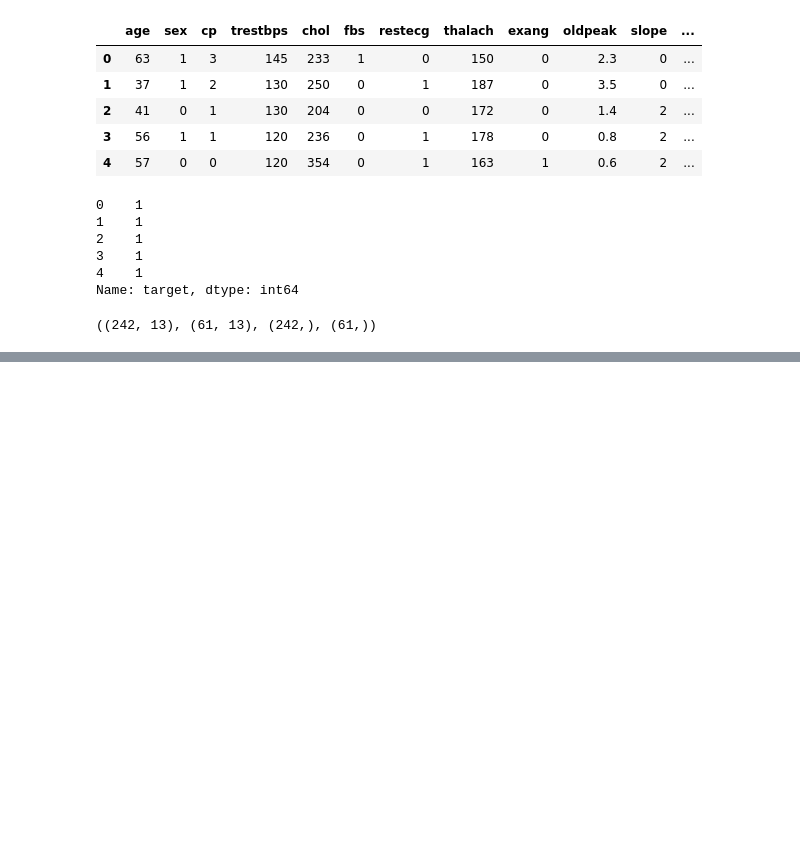
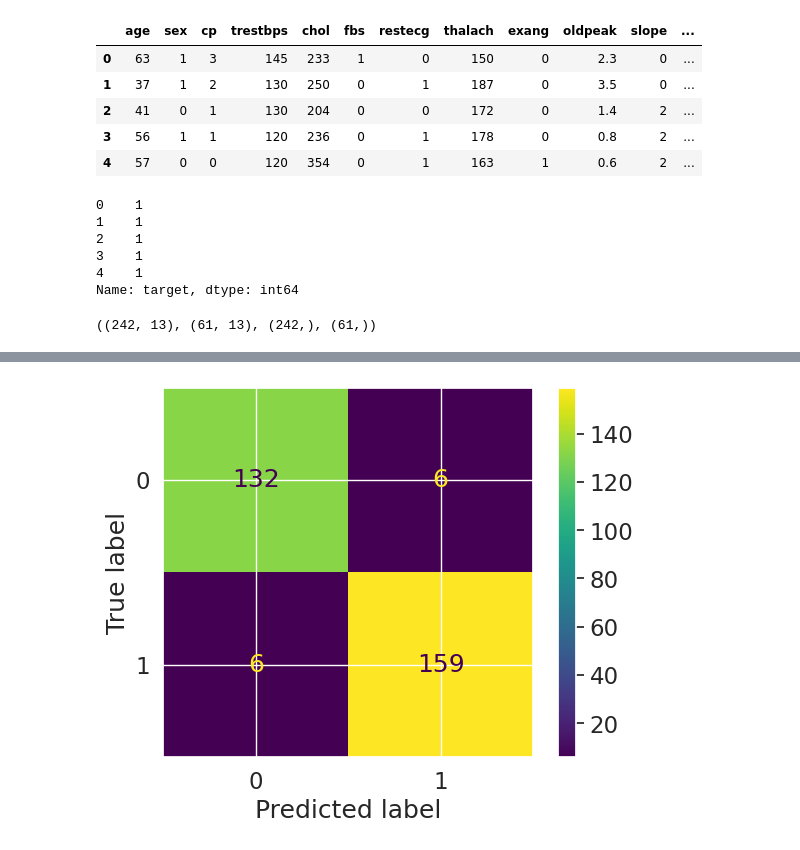
Before and after one commit to ChaosFreeze/ztm-ml, a Jupyter notebook: introduction-to-scikit-learn.ipynb, the cells around one changed output, grey strips where cells are left out. Drawn from its saved outputs; the diff is of its cells as text; code cells hidden in the pictures; blank space fills up the shorter version.

```diff
--- a/introduction-to-scikit-learn.ipynb
+++ b/introduction-to-scikit-learn.ipynb
@@ -222,0 +1224,6 @@ X_train.shape, X_test.shape, y_train.shape, y_test.shape
+# %%
+from sklearn.metrics import ConfusionMatrixDisplay
+
+ConfusionMatrixDisplay.from_estimator(estimator=clf, X=X, y=y);
+# %% [output]
+[figure, added]
```
Also changed, not shown: parts of 194 cells of this notebook, 11 other files.
